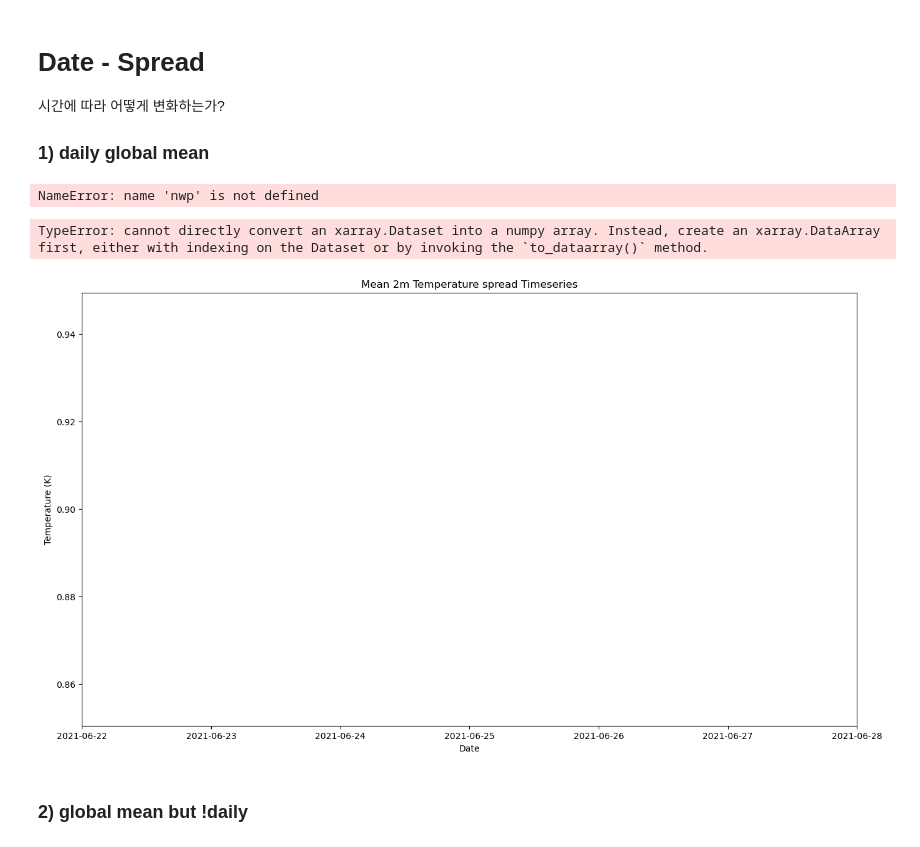
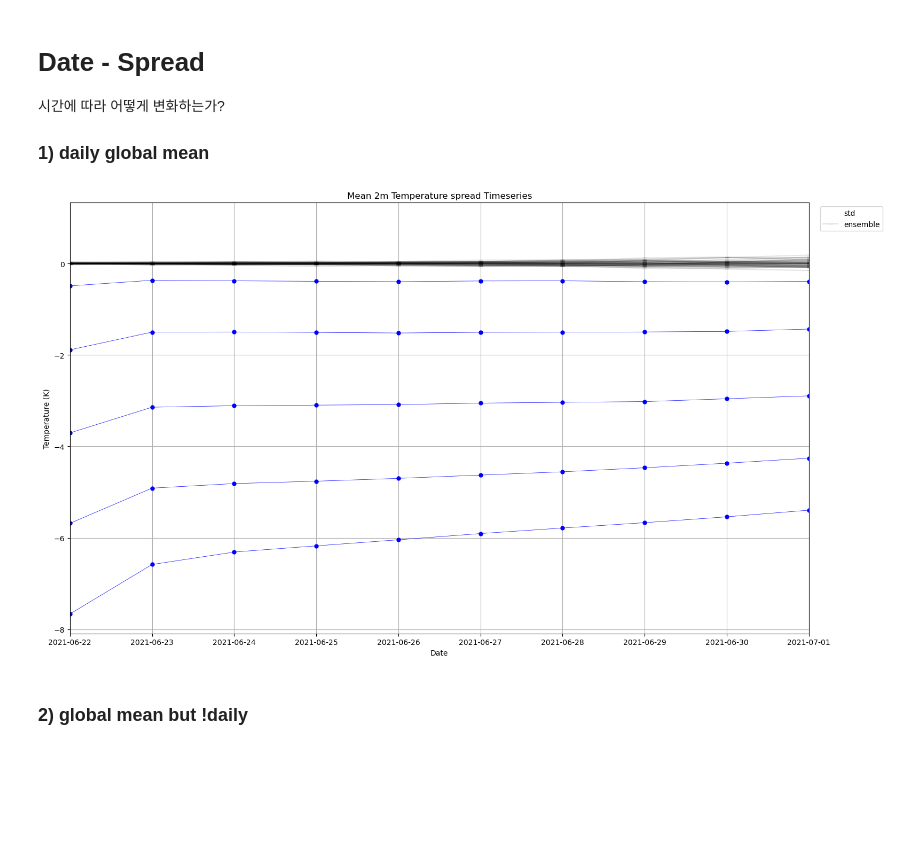
Before and after one commit to HisKim1/his_graphcast, a Jupyter notebook: spread/GC_spread_intensity.ipynb, the cells around one changed output. Cells and saved outputs as stored; diff of their text form; code cells hidden in the pictures; blank space fills up the shorter version.

```diff
--- a/spread/GC_spread_intensity.ipynb
+++ b/spread/GC_spread_intensity.ipynb
@@ -42,16 +42,16 @@ gc_sample = {}
 gc_original = {}
 
 for key, value in target_var.items():
-    nwp[key] = xr.open_dataset(f"/data/GC_output/analysis/percent/nwp_{value}_GlobAvg.nc")
+    nwp[key] = xr.open_dataset(f"/data/GC_output/analysis/percent/10_nwp_{value}_GlobAvg.nc")
     nwp_mean[key] = nwp[key].mean(dim="ensemble")
     nwp[key] -= nwp_mean[key]
 
-    with open(f"/data/GC_output/analysis/percent2/GC_{value}_GlobAvg.pkl", "rb") as f:
+    with open(f"/data/GC_output/analysis/percent2/percent_10_GC_only{value}_GlobAvg.pkl", "rb") as f:
         gc_sample[key] = pickle.load(f)
 
-    with open(f"/data/GC_output/analysis/percent2/zoom_GC_{value}_GlobAvg.pkl", "rb") as f:
-        gc_sample[key].extend(pickle.load(f))
+    # with open(f"/data/GC_output/analysis/percent2/zoom_GC_{value}_GlobAvg.pkl", "rb") as f:
+    #     gc_sample[key].extend(pickle.load(f))
 
-    gc_original[key] = xr.open_dataset("/data/GC_output/2021-06-21/GC_output.nc")
+    gc_original[key] = xr.open_dataset("/data/GC_output/2021-06-21/GC_output_10.nc")
     gc_original[key] = weighted_mean(preprocess_GC(gc_original[key], key)[key])
 # gc_sample["2m_temperature"]
@@ -238,7 +254,7 @@ for r in results:
 import matplotlib.pyplot as plt
 
 # for target_var in ["2m_temperature", "geopotential"]:
-for target_date in range(7):
+for target_date in range(10):
     target_var = "2m_temperature"
     if target_var == '2m_temperature':
         title = f'Mean 2m Temperature gridpoint - spread on D-{target_date+1}'
@@ -284,10 +300,11 @@ for target_date in range(7):
             plt.axhline(y = value, color=(0.0000001, 0.0000001, 0.0000001), label="ensemble", marker='_', alpha=.05)
             legend_shown=True
         plt.axhline(y = value, color=(0.0000001, 0.0000001, 0.0000001), marker='_', alpha=.05)
-    plt.ylim(-0.01, 0.2)
+    # plt.ylim(-0.01, 0.2)
     plt.legend(bbox_to_anchor=(1.01, 1), loc='upper left')
     plt.grid(True)
     plt.subplots_adjust(right=0.85)
     plt.tight_layout()
-    plt.savefig(f"{target_var}_gridpoint_spread_zoom_D-{target_date+1}.png")
+    plt.show()
+    # plt.savefig(f"{target_var}_gridpoint_spread_zoom_D-{target_date+1}.png")
 # %% [output]
@@ -305,8 +325,6 @@ for target_date in range(7):
 ### 1) daily global mean
 # %%
 nwp
-# %% [output]
-NameError: name 'nwp' is not defined
 # %%
 #@ plot3 date - spread
 
@@ -320,42 +338,43 @@ plt.figure(figsize=(16, 9))
 plt.title(title)
 plt.xlabel("Date")
 # x axis: 2022-06-22 ~ 2022-06-28
-date = pd.date_range(start='2021-06-22', end='2021-06-28')
+date = pd.date_range(start='2021-06-22', end='2021-07-01')
 plt.xlim(date[0], date[-1])
 plt.ylabel(unit)
 
 plt.scatter(40, 0.9, color=(1, 1, 1), label="std", marker='o')
 
 for i, (name, color, data) in enumerate(gc_sample[target_var]):
     # percent = int(name.split()[1].split("_")[1][0])*10
     # name = name.split()[1]
     # std = name.split("_")[0]
     percent = float(name.split("_")[1])
     std = float(name.split("_")[0])
 
     offset = (i%5 -1) * 1
     # if float(std) > 0.5:
     #     continue
-    if percent == 90:
-        plt.plot(date, data, color=color, label=f"{std}", marker='o', markersize=5) # {std}-{percent}%
-    else:
-        plt.plot(date, data, color=color, marker='o', markersize=5)
+    # if percent == 30:
+    #     plt.plot(date, data, color=color, label=f"{std}", marker='o', markersize=5) # {std}-{percent}%
+    # else:
+    #     plt.plot(date, data, color=color, marker='o', markersize=5)
+    plt.plot(date, data, color="blue", marker='o', markersize=5, linewidth=0.5)
 
 legend_shown=False
 for i in range(nwp[target_var].sizes["ensemble"]):
     if not legend_shown:
         plt.plot(date, nwp[target_var].isel(ensemble=i).squeeze()["2m_temperature"], color=(0.00001, 0.00001, 0.00001), label="ensemble", marker='_', alpha=.1)
         legend_shown=True
     plt.plot(date, nwp[target_var].isel(ensemble=i).squeeze()["2m_temperature"], color=(0.00001, 0.00001, 0.00001), marker='_', alpha=.1)
 plt.legend(bbox_to_anchor=(1.01, 1), loc='upper left')
 plt.grid(True)
-plt.ylim(-0.01, 0.35)
+# plt.ylim(-2.5, -1.5)
 plt.subplots_adjust(right=0.85)
 plt.tight_layout()
-plt.savefig(f"zoom_{target_var}_spread_timeseries.png")
+plt.show()
+# plt.savefig(f"10_only{target_var}_spread_timeseries.png")
 # %% [output]
-TypeError: cannot directly convert an xarray.Dataset into a numpy array. Instead, create an xarray.DataArray first, either with indexing on the Dataset or by invoking the `to_dataarray()` method.
-[figure, old version]
+[figure, new version]
 # %% [markdown]
 ### 2) global mean but !daily
 # %%
```
Also changed, not shown: parts of 5 cells of this notebook, 11 other files.
